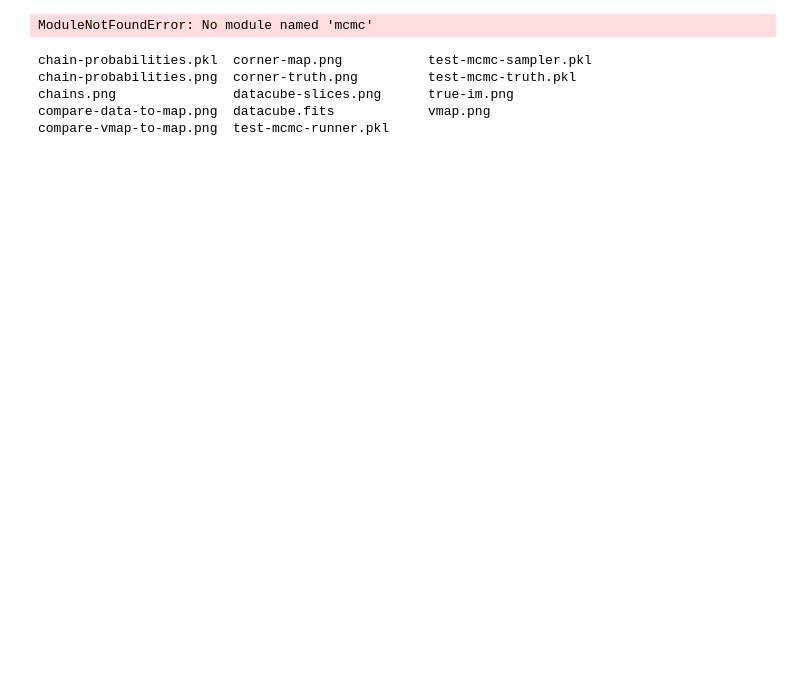
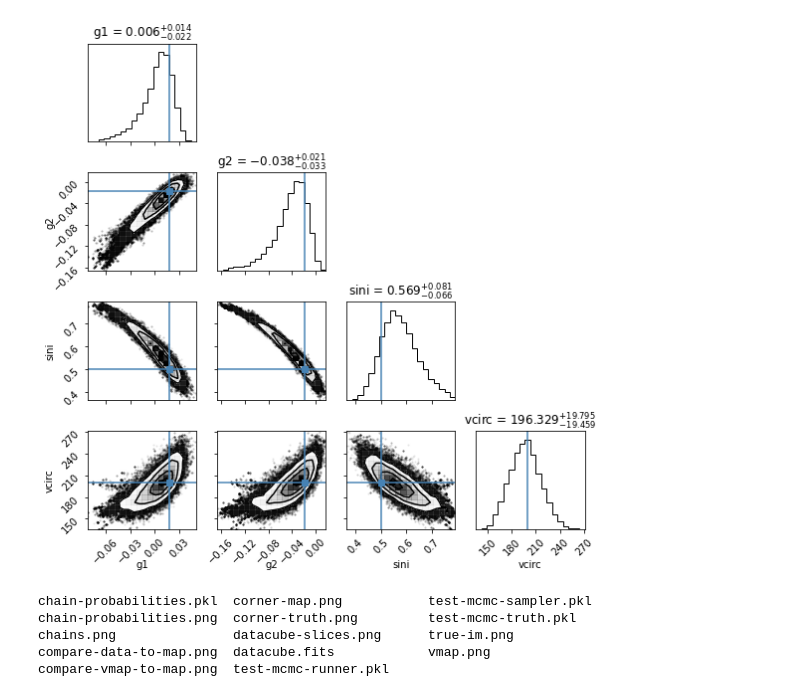
Before and after one commit to sweverett/kl-tools, a Jupyter notebook: notebooks/corner-plot.ipynb, the cells around one changed output. Saved outputs shown, nothing was run; the diff lists cells and outputs as text; code cells hidden in the pictures; blank space fills up the shorter version.

```diff
--- a/notebooks/corner-plot.ipynb
+++ b/notebooks/corner-plot.ipynb
@@ -7,22 +109,25 @@ import os
 # %%
 kl_dir = '/Users/sweveret/repos/kl-tools/tests/test-mcmc-run/palomar-exp-1.85e4'
-# fname = 'test-mcmc-truth.pkl'
+truth_fname = 'test-mcmc-truth.pkl'
+truth_fpath = os.path.join(kl_dir, truth_fname)
 # fname = 'test-mcmc-sampler.pkl'
-fname = 'test-mcmc-runner.pkl'
-fpath = os.path.join(kl_dir, fname)
-with open(fpath, 'rb') as f:
-    # truth = pickle.load(f)
-#     sampler = pickle.load(f)
+runner_fname = 'test-mcmc-runner.pkl'
+runner_fpath = os.path.join(kl_dir, runner_fname)
+
+with open(runner_fpath, 'rb') as f:
     runner = pickle.load(f)
-
-print(runner)
+with open(truth_fpath, 'rb') as f:
+    truth = pickle.load(f)
-# %% [output]
-ModuleNotFoundError: No module named 'mcmc'
 # %%
-ls /Users/sweveret/repos/kl-tools/tests/test-mcmc-run/palomar-exp-1.85e4
+outfile = '/Users/sweveret/repos/palomar-proposal-2022S/out/palomar-corner-truth.png'
+plot_corner(runner, outfile=outfile, reference=truth, show=True, title=None, indices=[0,1,3,5], size=(8,8))
 # %% [output]
-chain-probabilities.pkl  corner-map.png           test-mcmc-sampler.pkl
-chain-probabilities.png  corner-truth.png         test-mcmc-truth.pkl
-chains.png               datacube-slices.png      true-im.png
-compare-data-to-map.png  datacube.fits            vmap.png
-compare-vmap-to-map.png  test-mcmc-runner.pkl
+[figure, added]
+# %%
+ls /Users/sweveret/repos/kl-tools/tests/test-mcmc-run/palomar-exp-1.85e4
+# %% [output]
+chain-probabilities.pkl  corner-map.png           test-mcmc-sampler.pkl
+chain-probabilities.png  corner-truth.png         test-mcmc-truth.pkl
+chains.png               datacube-slices.png      true-im.png
+compare-data-to-map.png  datacube.fits            vmap.png
+compare-vmap-to-map.png  test-mcmc-runner.pkl
```
Also changed, not shown: parts of 3 cells of this notebook.
